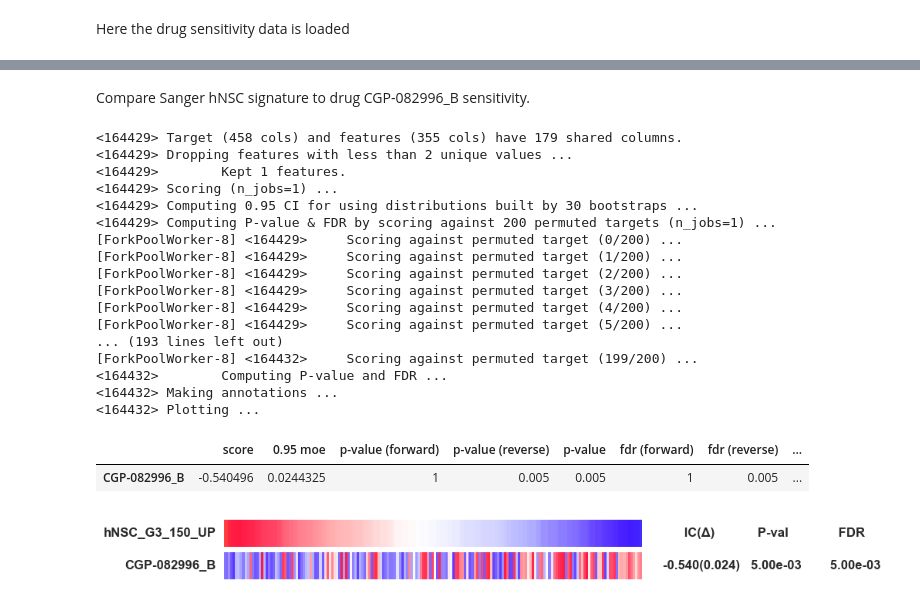
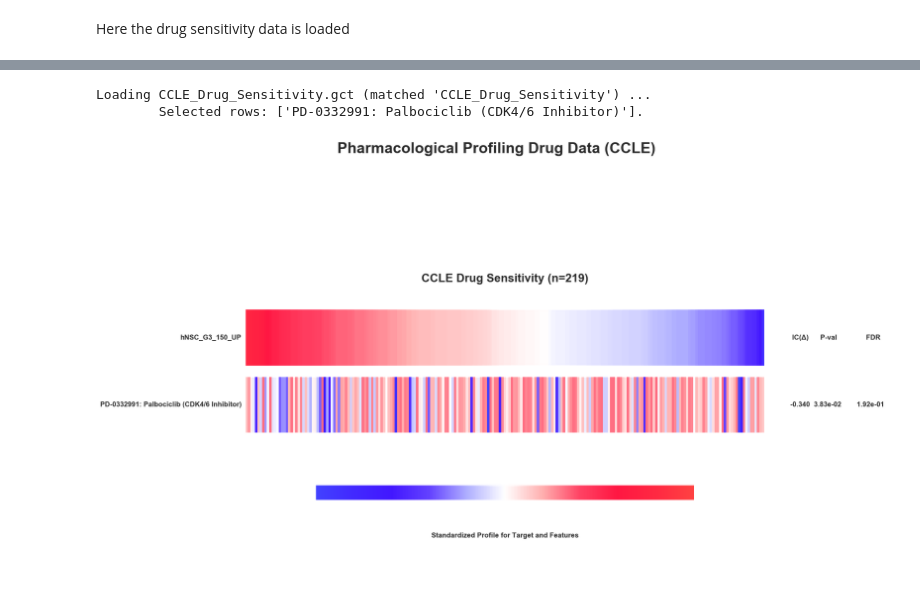
Before and after one commit to KateMedet/discover, a Jupyter notebook: notebooks/discover_analysis.ipynb, the cells around one changed output, grey strips where cells are left out. Cells and saved outputs as stored; diff of their text form; code cells hidden in the pictures; blank space fills up the shorter version.

```diff
--- a/notebooks/discover_analysis.ipynb
+++ b/notebooks/discover_analysis.ipynb
@@ -142,27 +185,24 @@ ccal.association.make_association_panel(sanger_hNSC_G3_150_UP, sanger_drug_sensi
-# %% [markdown]
-Compare Sanger hNSC signature to drug CGP-082996_B sensitivity.
-# %%
-ccal.association.make_association_panel(sanger_hNSC_G3_150_UP, sanger_drug_sensitivity.ix['CGP-082996_B'],
-                                        n_permutations=200, features_ascending=True, n_jobs=1,
-                                        n_features=.90, filepath_prefix=join(DIR_RESULT, 'sanger_sig_sanger_drug_CGP-082996_B'))
-# %% [output]
-<164429> Target (458 cols) and features (355 cols) have 179 shared columns.
-<164429> Dropping features with less than 2 unique values ...
-<164429>        Kept 1 features.
-<164429> Scoring (n_jobs=1) ...
-<164429> Computing 0.95 CI for using distributions built by 30 bootstraps ...
-<164429> Computing P-value & FDR by scoring against 200 permuted targets (n_jobs=1) ...
-[ForkPoolWorker-8] <164429>     Scoring against permuted target (0/200) ...
-[ForkPoolWorker-8] <164429>     Scoring against permuted target (1/200) ...
-[ForkPoolWorker-8] <164429>     Scoring against permuted target (2/200) ...
-[ForkPoolWorker-8] <164429>     Scoring against permuted target (3/200) ...
-[ForkPoolWorker-8] <164429>     Scoring against permuted target (4/200) ...
-[ForkPoolWorker-8] <164429>     Scoring against permuted target (5/200) ...
-... (193 lines left out)
-[ForkPoolWorker-8] <164432>     Scoring against permuted target (199/200) ...
-<164432>        Computing P-value and FDR ...
-<164432> Making annotations ...
-<164432> Plotting ...
-|  | score | 0.95 moe | p-value (forward) | p-value (reverse) | p-value | fdr (forward) | fdr (reverse) | ... |
-| CGP-082996_B | -0.540496 | 0.0244325 | 1 | 0.005 | 0.005 | 1 | 0.005 | ... |
-[figure, removed]
+# %%
+annotation_table = ccal.support.file.read_data_table(join(
+                 DIR_DATA, 'ccle_annotation.data_table'))
+annotation_features = {'CCLE_Drug_Sensitivity': {
+        'index': ['PD-0332991'],
+        'alias': ['PD-0332991: Palbociclib (CDK4/6 Inhibitor)']
+    }
+}
+annotation_bundle = ccal.support.file.load_data_table(
+                            DIR_DATA,
+                            annotation_table,
+                            annotation_features)
+annotation_files = {'CCLE_Drug_Sensitivity': join(DIR_RESULT, 'ccle_sig_ccle_drug.txt')}
+
+
+ccal.association.make_association_summary_panel(ccle_hNSC_G3_150_UP,
+                                                annotation_bundle,
+                                                annotation_files,
+                                                title='Pharmacological Profiling Drug Data (CCLE)',
+                                                filepath=join(DIR_RESULT,'ccle_sig_ccle_drug_PD-0332991.vignette'))
+# %% [output]
+Loading CCLE_Drug_Sensitivity.gct (matched 'CCLE_Drug_Sensitivity') ...
+        Selected rows: ['PD-0332991: Palbociclib (CDK4/6 Inhibitor)'].
+[figure, added]
```
Also changed, not shown: parts of 15 cells of this notebook, 16 other files.
